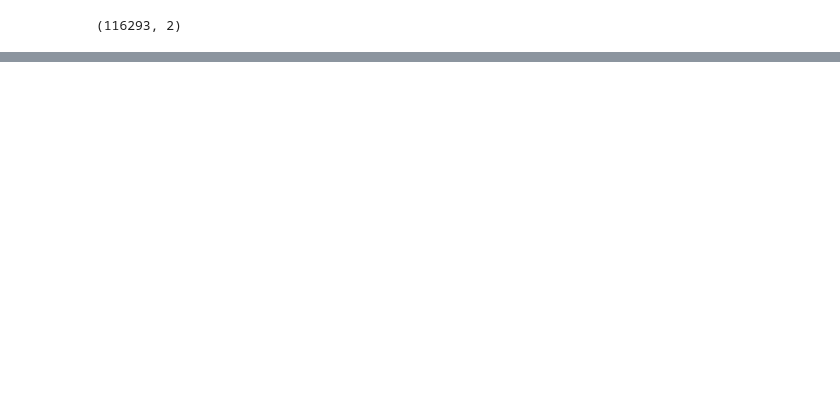
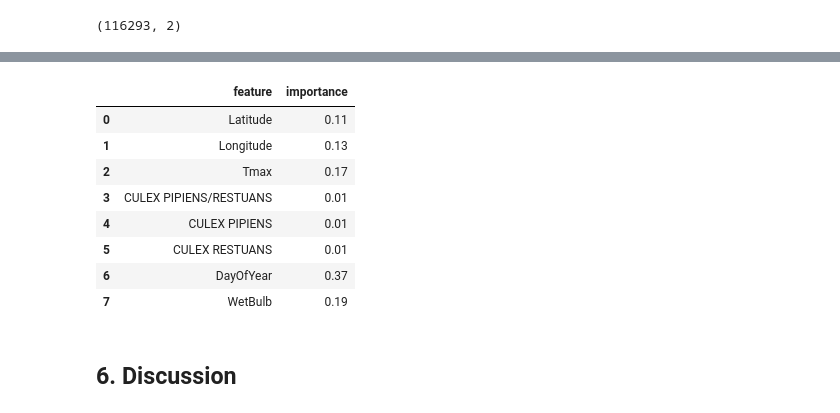
Before and after one commit to rajachak/DSI-project4, a Jupyter notebook: Project 4 model builder.ipynb, the cells around one changed output, grey strips where cells are left out. Drawn from its saved outputs; the diff is of its cells as text; code cells hidden in the pictures; blank space fills up the shorter version.

```diff
--- a/Project 4 model builder.ipynb
+++ b/Project 4 model builder.ipynb
@@ -295,0 +297,14 @@ print(output_file.shape)
+# %%
+features
+# %% [output]
+|  | feature | importance |
+| 0 | Latitude | 0.11 |
+| 1 | Longitude | 0.13 |
+| 2 | Tmax | 0.17 |
+| 3 | CULEX PIPIENS/RESTUANS | 0.01 |
+| 4 | CULEX PIPIENS | 0.01 |
+| 5 | CULEX RESTUANS | 0.01 |
+| 6 | DayOfYear | 0.37 |
+| 7 | WetBulb | 0.19 |
+# %% [markdown]
+## 6. Discussion
```
Also changed, not shown: parts of 42 cells of this notebook, 4 other files.
